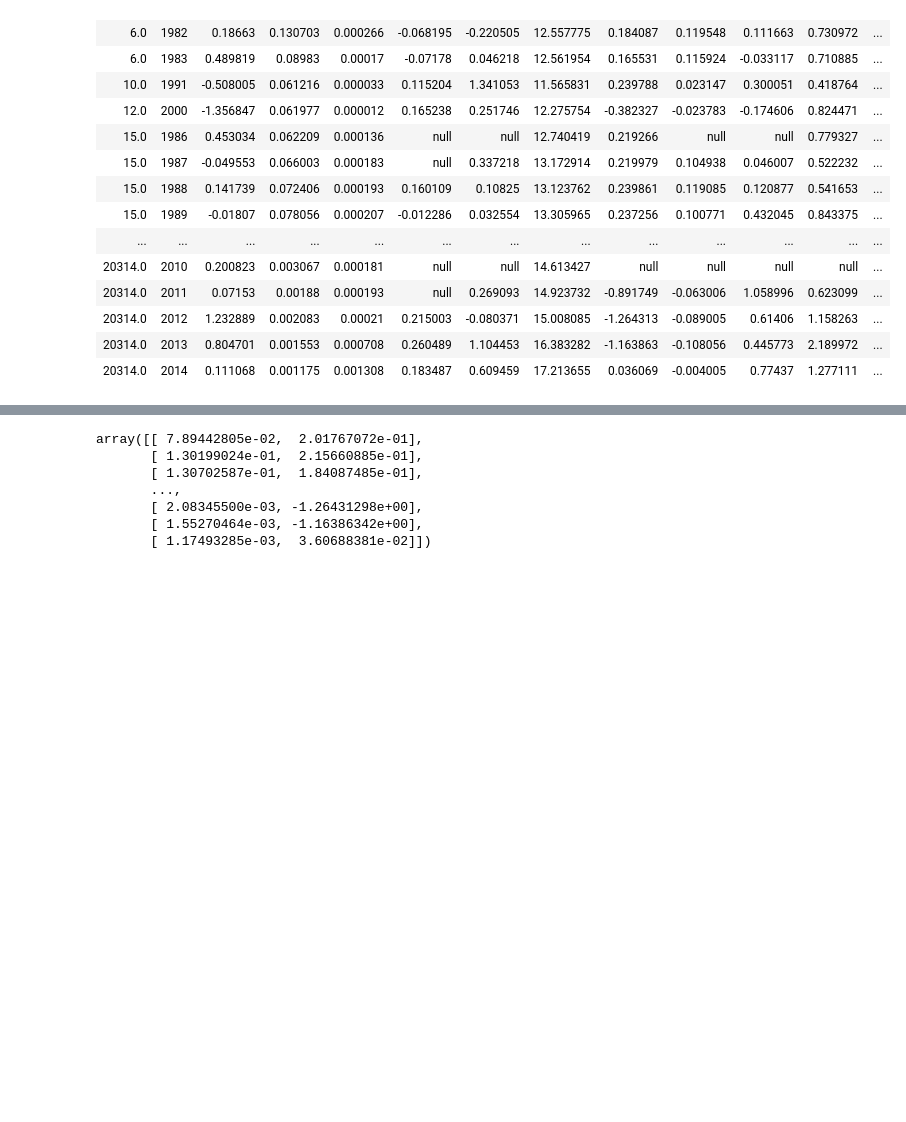
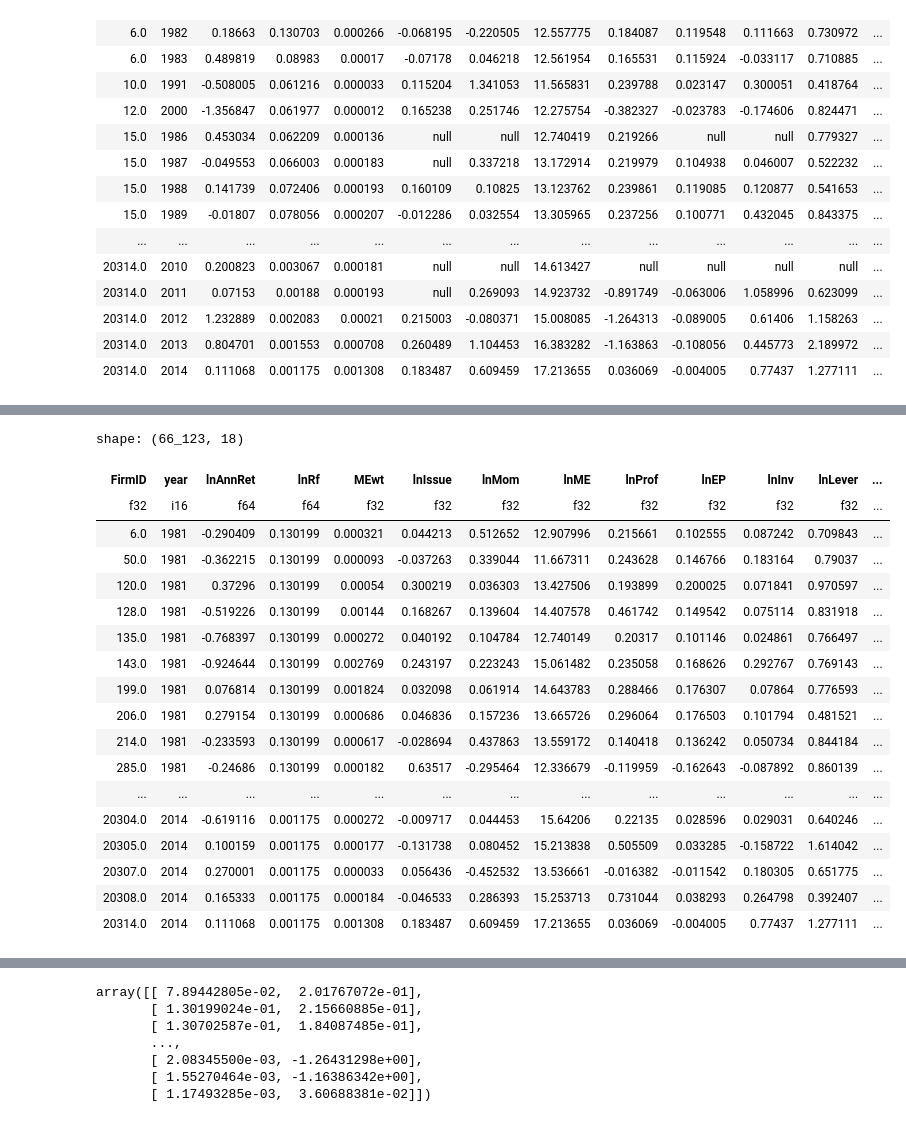
Before and after one commit to Huanyu-Liu/machine_learning, a Jupyter notebook: hw1/panel_regression.ipynb, the cells around one changed output, grey strips where cells are left out. Cells and saved outputs as stored; diff of their text form; code cells hidden in the pictures; blank space fills up the shorter version.

```diff
--- a/hw1/panel_regression.ipynb
+++ b/hw1/panel_regression.ipynb
@@ -30,0 +44,30 @@ shape: (70_756, 17)
+# %%
+result_dl = None
+for i in range(1981, 2015):
+    temp_dl = dl.filter(pl.col("year") == i).drop_nulls("lnBM").with_columns(pl.col("lnBM").qcut(20, labels=[str(i) for i in range(1, 21)]).alias("qcut"))
+    temp_dl = temp_dl.cast({"qcut": pl.Utf8})
+    if result_dl is None:
+        result_dl = temp_dl
+    else:
+        result_dl = pl.concat([result_dl, temp_dl])
+result_dl
+# %% [output]
+shape: (66_123, 18)
+| FirmID | year | lnAnnRet | lnRf | MEwt | lnIssue | lnMom | lnME | lnProf | lnEP | lnInv | lnLever | ... |
+| f32 | i16 | f64 | f64 | f32 | f32 | f32 | f32 | f32 | f32 | f32 | f32 | ... |
+| 6.0 | 1981 | -0.290409 | 0.130199 | 0.000321 | 0.044213 | 0.512652 | 12.907996 | 0.215661 | 0.102555 | 0.087242 | 0.709843 | ... |
+| 50.0 | 1981 | -0.362215 | 0.130199 | 0.000093 | -0.037263 | 0.339044 | 11.667311 | 0.243628 | 0.146766 | 0.183164 | 0.79037 | ... |
+| 120.0 | 1981 | 0.37296 | 0.130199 | 0.00054 | 0.300219 | 0.036303 | 13.427506 | 0.193899 | 0.200025 | 0.071841 | 0.970597 | ... |
+| 128.0 | 1981 | -0.519226 | 0.130199 | 0.00144 | 0.168267 | 0.139604 | 14.407578 | 0.461742 | 0.149542 | 0.075114 | 0.831918 | ... |
+| 135.0 | 1981 | -0.768397 | 0.130199 | 0.000272 | 0.040192 | 0.104784 | 12.740149 | 0.20317 | 0.101146 | 0.024861 | 0.766497 | ... |
+| 143.0 | 1981 | -0.924644 | 0.130199 | 0.002769 | 0.243197 | 0.223243 | 15.061482 | 0.235058 | 0.168626 | 0.292767 | 0.769143 | ... |
+| 199.0 | 1981 | 0.076814 | 0.130199 | 0.001824 | 0.032098 | 0.061914 | 14.643783 | 0.288466 | 0.176307 | 0.07864 | 0.776593 | ... |
+| 206.0 | 1981 | 0.279154 | 0.130199 | 0.000686 | 0.046836 | 0.157236 | 13.665726 | 0.296064 | 0.176503 | 0.101794 | 0.481521 | ... |
+| 214.0 | 1981 | -0.233593 | 0.130199 | 0.000617 | -0.028694 | 0.437863 | 13.559172 | 0.140418 | 0.136242 | 0.050734 | 0.844184 | ... |
+| 285.0 | 1981 | -0.24686 | 0.130199 | 0.000182 | 0.63517 | -0.295464 | 12.336679 | -0.119959 | -0.162643 | -0.087892 | 0.860139 | ... |
+| ... | ... | ... | ... | ... | ... | ... | ... | ... | ... | ... | ... | ... |
+| 20304.0 | 2014 | -0.619116 | 0.001175 | 0.000272 | -0.009717 | 0.044453 | 15.64206 | 0.22135 | 0.028596 | 0.029031 | 0.640246 | ... |
+| 20305.0 | 2014 | 0.100159 | 0.001175 | 0.000177 | -0.131738 | 0.080452 | 15.213838 | 0.505509 | 0.033285 | -0.158722 | 1.614042 | ... |
+| 20307.0 | 2014 | 0.270001 | 0.001175 | 0.000033 | 0.056436 | -0.452532 | 13.536661 | -0.016382 | -0.011542 | 0.180305 | 0.651775 | ... |
+| 20308.0 | 2014 | 0.165333 | 0.001175 | 0.000184 | -0.046533 | 0.286393 | 15.253713 | 0.731044 | 0.038293 | 0.264798 | 0.392407 | ... |
+| 20314.0 | 2014 | 0.111068 | 0.001175 | 0.001308 | 0.183487 | 0.609459 | 17.213655 | 0.036069 | -0.004005 | 0.77437 | 1.277111 | ... |
```
Also changed, not shown: parts of 4 cells of this notebook, 1 other file.
